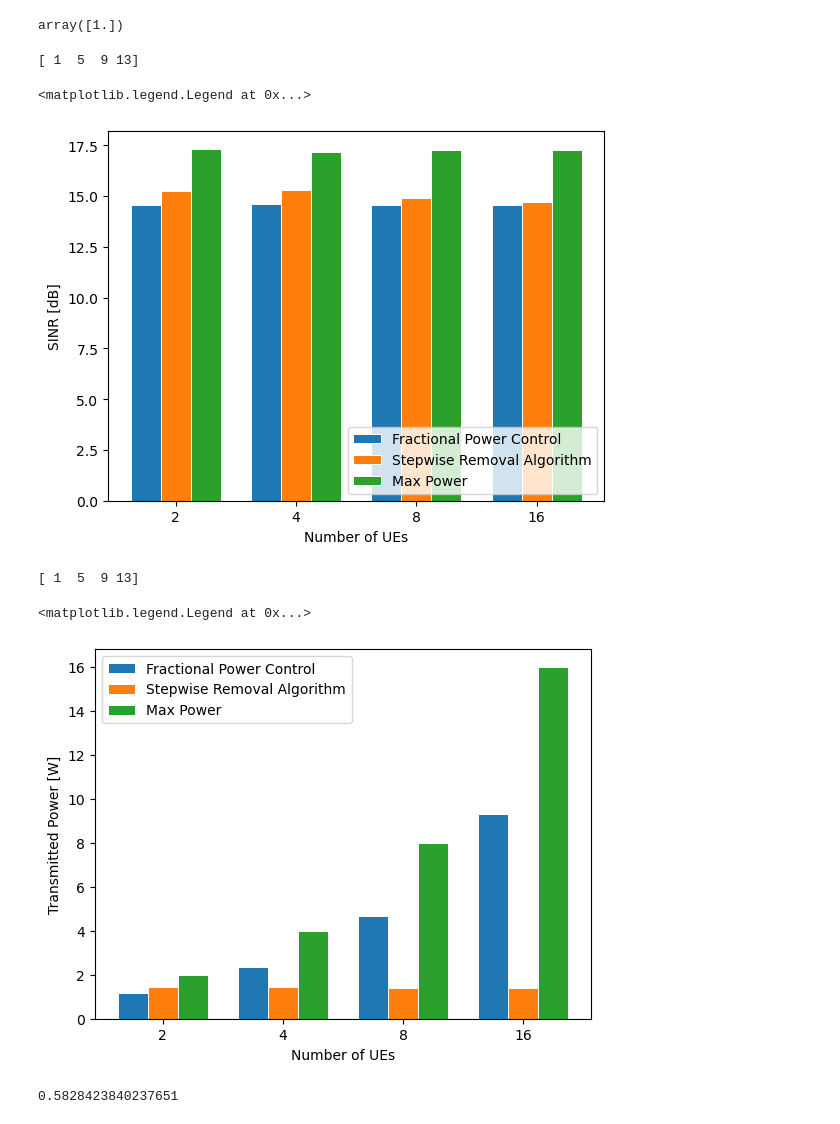
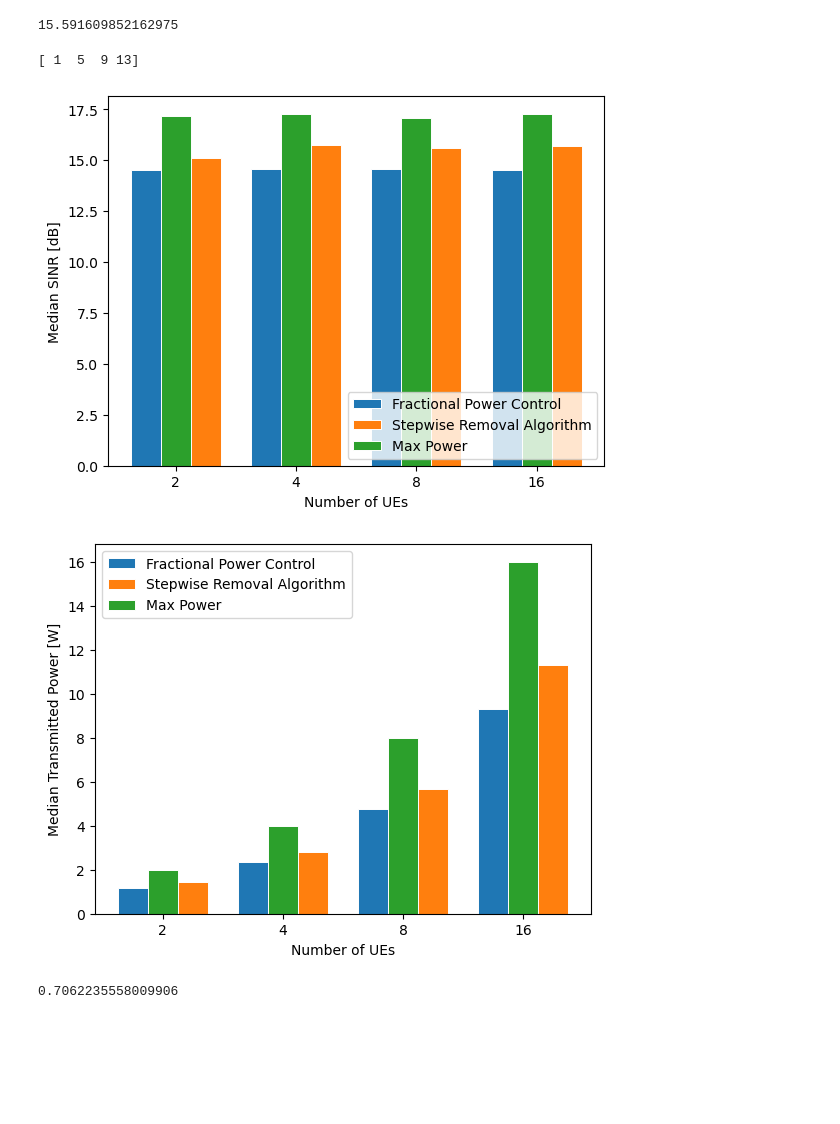
Before and after one commit to matheusdomingoscarneiro/cf-power-control, a Jupyter notebook: cellfree-pc-001.ipynb, the cells around one changed output. Drawn from its saved outputs; the diff is of its cells as text; code cells hidden in the pictures; blank space fills up the shorter version.

```diff
--- a/cellfree-pc-001.ipynb
+++ b/cellfree-pc-001.ipynb
@@ -119,11 +119,15 @@ def fpc_algorithm(path_loss, max_power, noise_power, compesation_factor, SNR):
     return optimal_power
 # %%
 def stepwise_removal(gain_matrix, distance_mat, SINR=0):
+
+    power_vector = np.zeros(gain_matrix.shape[0])
+
 
     matrix_Z = np.zeros((gain_matrix.shape[0], gain_matrix.shape[0]))
     gain_array = np.zeros(gain_matrix.shape[0])
 
     aux_gain_matrix = copy.deepcopy(gain_matrix)
+    new_matrix_Z = np.zeros((gain_matrix.shape[0], gain_matrix.shape[0]))
 
     for i in range(gain_matrix.shape[0]):
         gain_array[i] = sum(gain_matrix[i])
@@ -132,6 +136,7 @@ def stepwise_removal(gain_matrix, distance_mat, SINR=0):
         matrix_Z[i] = gain_array / gain_array[i]
 
     target_SINR = db2lin(SINR)
+    aux_matrix_Z = copy.deepcopy(matrix_Z)
 
     while True:
 
@@ -147,7 +152,10 @@ def stepwise_removal(gain_matrix, distance_mat, SINR=0):
 
         if max_achievable_SINR >= target_SINR:
 
-            power_vector = max_eigenvector
+            for p in range(max_eigenvector[0].shape[0]):
+                power_vector[p] = max_eigenvector[0][p]
+
+            power_vector = np.where(power_vector==0, max_eigenvector[0][0], power_vector)
             break
 
         else:
@@ -164,12 +172,14 @@ def stepwise_removal(gain_matrix, distance_mat, SINR=0):
                     max_value = soma
                     max_j = j
 
+            new_matrix_Z[max_j] = aux_matrix_Z[max_j]
+
             matrix_Z = np.delete(matrix_Z, max_j, 0)
             matrix_Z = np.delete(matrix_Z, max_j, 1)
-            aux_gain_matrix = np.delete(aux_gain_matrix, max_j, 0)
+
+            #aux_gain_matrix = np.delete(aux_gain_matrix, max_j, 0)
+
             distance_mat = np.delete(distance_mat, max_j, 0)
 
 
-
-
     return power_vector, distance_mat
@@ -252,19 +320,18 @@ def simulation(ue_quantity):
 
         # Stepwise Removal Algorithm
         sra = stepwise_removal(gains, distances, 0)
-        power_sra = np.abs(sra[0][0])
+        power_sra = np.abs(sra[0])
         distances_sra = sra[1]
 
-        sra_matrix = np.ones(distances_sra.shape)
+        sra_matrix = np.ones((num_ue, num_ap))
 
         for row in range(power_sra.shape[0]):
-
             sra_matrix[row] = sra_matrix[row] * power_sra[row]
 
 
         snr_mp = snr_cellfree(distances, lin2db(power_mp))
         snr_fpc = snr_cellfree(distances, lin2db(fpc_matrix))
-        snr_sra = snr_cellfree(distances_sra, lin2db(sra_matrix))
+        snr_sra = snr_cellfree(distances, lin2db(sra_matrix))
 
         channels_mp = channel_gain(snr_mp)
         channels_fpc = channel_gain(snr_fpc)
@@ -382,7 +356,3 @@ target (29.515529711069853+0j)
-# %%
-power_sra
-# %% [output]
-array([1.])
 # %%
 # Simulations for different number of UEs
 
@@ -390,6 +360,10 @@ simulation_2 = simulation(2)
 simulation_4 = simulation(4)
 simulation_8 = simulation(8)
 simulation_16 = simulation(16)
+# %%
+np.median(simulation_8[2])
+# %% [output]
+15.591609852162975
 # %%
 # make data:
 x = 0.5 + np.arange(8)
@@ -407,38 +381,39 @@ mp_sinr_medians = np.array([
 
 fpc_sinr_medians = np.array([
     np.median(simulation_2[1]),
     np.median(simulation_4[1]),
     np.median(simulation_8[1]),
     np.median(simulation_16[1]),
 ])
 
 sra_sinr_medians = np.array([
     np.median(simulation_2[2]),
     np.median(simulation_4[2]),
     np.median(simulation_8[2]),
     np.median(simulation_16[2]),
 ])
 
 xs = np.array([
     np.arange(15, step=4),
     np.arange(1, 15, step=4),
     np.arange(2, 15, step=4),
 ])
 
 ax.bar(xs[0], fpc_sinr_medians, width=1, edgecolor="white", linewidth=0.7, label='Fractional Power Control')
-ax.bar(xs[1], sra_sinr_medians, width=1, edgecolor="white", linewidth=0.7, label='Stepwise Removal Algorithm')
-ax.bar(xs[2], mp_sinr_medians, width=1, edgecolor="white", linewidth=0.7, label='Max Power')
+ax.bar(xs[2], sra_sinr_medians, width=1, edgecolor="white", linewidth=0.7, label='Stepwise Removal Algorithm')
+ax.bar(xs[1], mp_sinr_medians, width=1, edgecolor="white", linewidth=0.7, label='Max Power')
 
 x_labels = ['2', '4', '8', '16']
-ax.set_ylabel('SINR [dB]')
+ax.set_ylabel('Median SINR [dB]')
 ax.set_xlabel('Number of UEs')
 print(xs[1])
 ax.set_xticks(xs[1], x_labels)
 ax.legend(loc='lower right')
+
+plt.savefig('SINR_graphbar_SBrT2024.pdf')
 # %% [output]
 [ 1  5  9 13]
-<matplotlib.legend.Legend at 0x...>
-[figure, old version]
+[figure, new version]
 # %%
 # make data:
 x = 0.5 + np.arange(8)
@@ -475,23 +450,22 @@ xs = np.array([
 ])
 
 ax.bar(xs[0], fpc_pow_medians, width=1, edgecolor="white", linewidth=0.7, label='Fractional Power Control')
-ax.bar(xs[1], sra_pow_medians, width=1, edgecolor="white", linewidth=0.7, label='Stepwise Removal Algorithm')
-ax.bar(xs[2], mp_pow_medians, width=1, edgecolor="white", linewidth=0.7, label='Max Power')
+ax.bar(xs[2], sra_pow_medians, width=1, edgecolor="white", linewidth=0.7, label='Stepwise Removal Algorithm')
+ax.bar(xs[1], mp_pow_medians, width=1, edgecolor="white", linewidth=0.7, label='Max Power')
 
 x_labels = ['2', '4', '8', '16']
-ax.set_ylabel('Transmitted Power [W]')
+ax.set_ylabel('Median Transmitted Power [W]')
 ax.set_xlabel('Number of UEs')
-print(xs[1])
 ax.set_xticks(xs[1], x_labels)
 ax.legend(loc='upper left')
+
+plt.savefig('Capacity_graphbar_SBrT2024.pdf')
 # %% [output]
-[ 1  5  9 13]
-<matplotlib.legend.Legend at 0x...>
-[figure, old version]
+[figure, new version]
 # %%
- np.median(simulation_16[4]) / np.median(simulation_16[3])
+ np.median(simulation_4[5]) / np.median(simulation_4[3])
 # %% [output]
-0.5828423840237651
+0.7062235558009906
 # %%
 sinr_cdf_mp = eCDF(simulation_16[0].flatten())
 plt.plot(sinr_cdf_mp[0], sinr_cdf_mp[1], label='Max Power')
```
Also changed, not shown: parts of 3 cells of this notebook, 4 other files.
